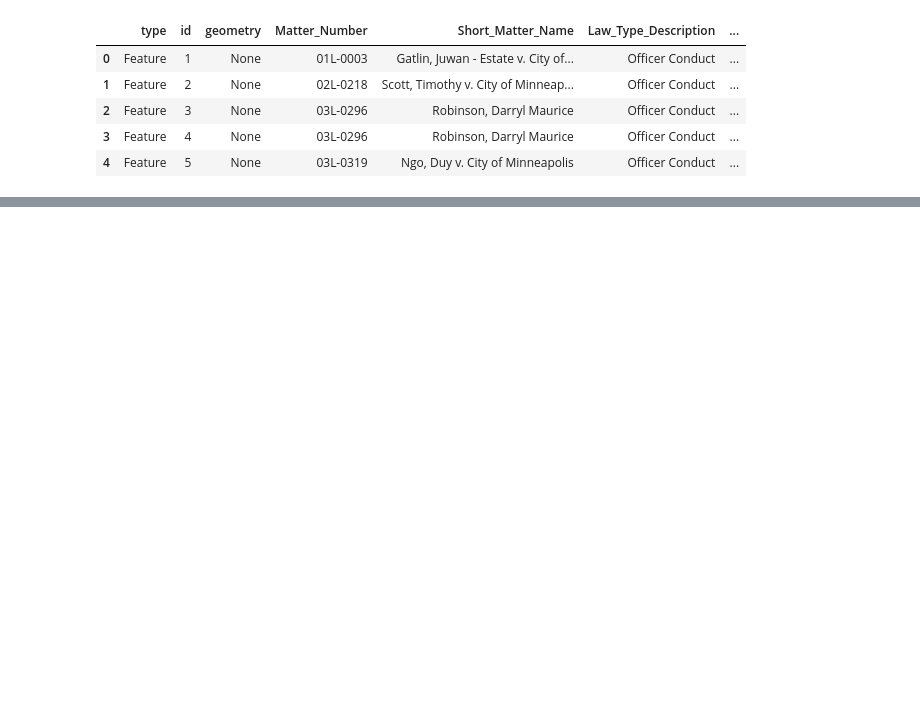
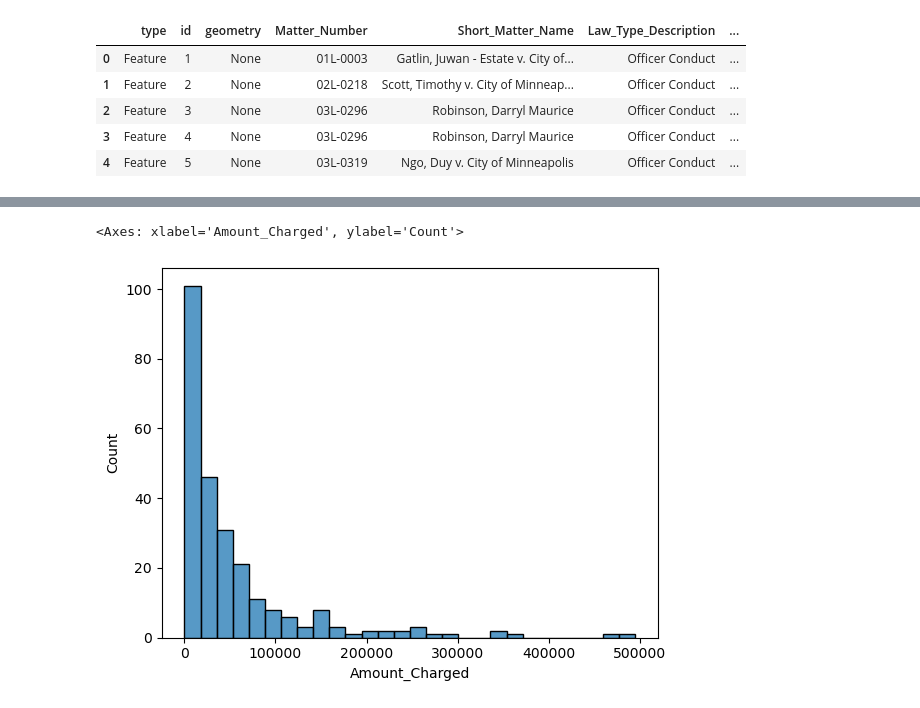
Before and after one commit to kymayodeji/mpls, a Jupyter notebook: police_complaints.ipynb, the cells around one changed output, grey strips where cells are left out. Cells and saved outputs as stored; diff of their text form; code cells hidden in the pictures; blank space fills up the shorter version.

```diff
--- a/police_complaints.ipynb
+++ b/police_complaints.ipynb
@@ -181,0 +241,5 @@ Name: count, dtype: int64
+# %%
+sns.histplot(df[df['Amount_Charged'] < 500000]['Amount_Charged'], kde=False)
+# %% [output]
+<Axes: xlabel='Amount_Charged', ylabel='Count'>
+[figure, added]
```
Also changed, not shown: parts of 17 cells of this notebook, 1 other file.
